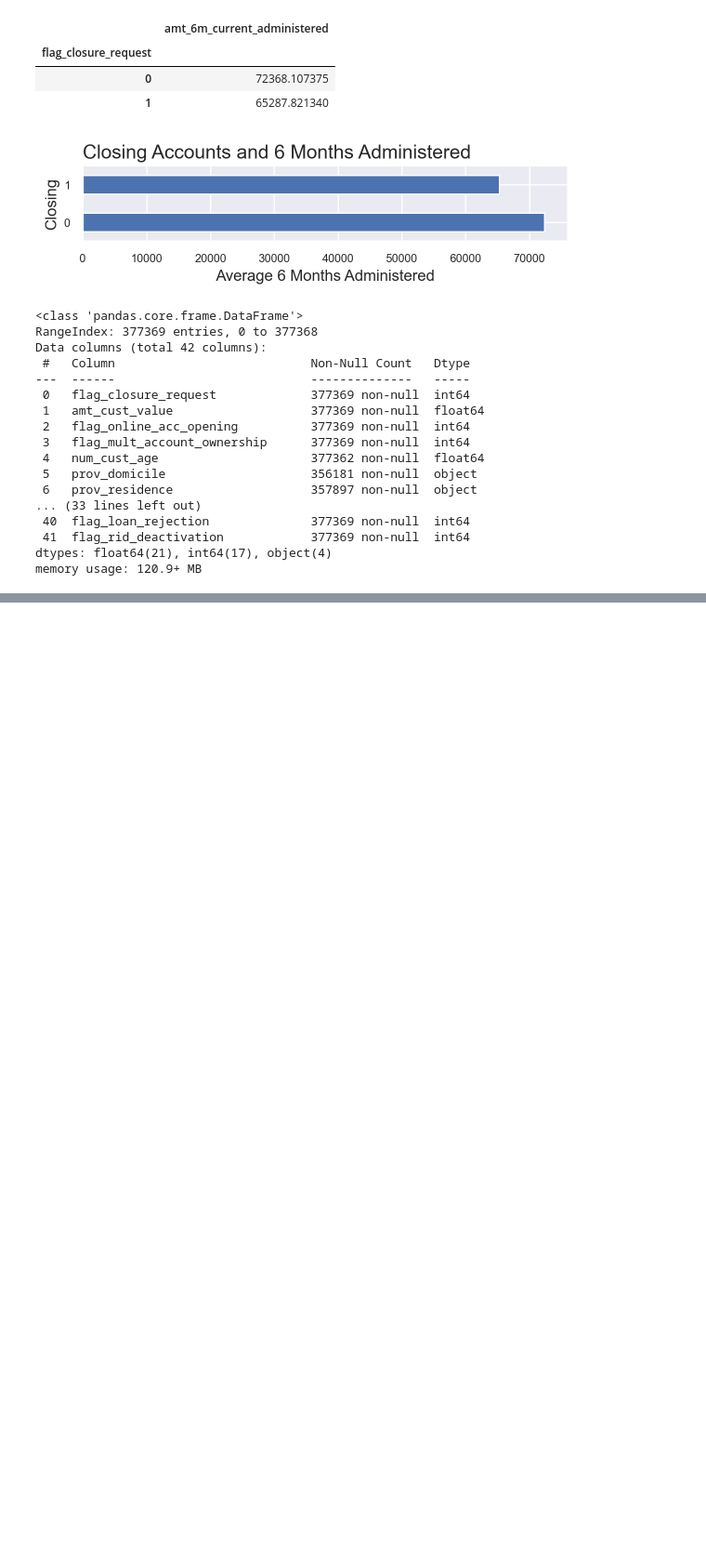
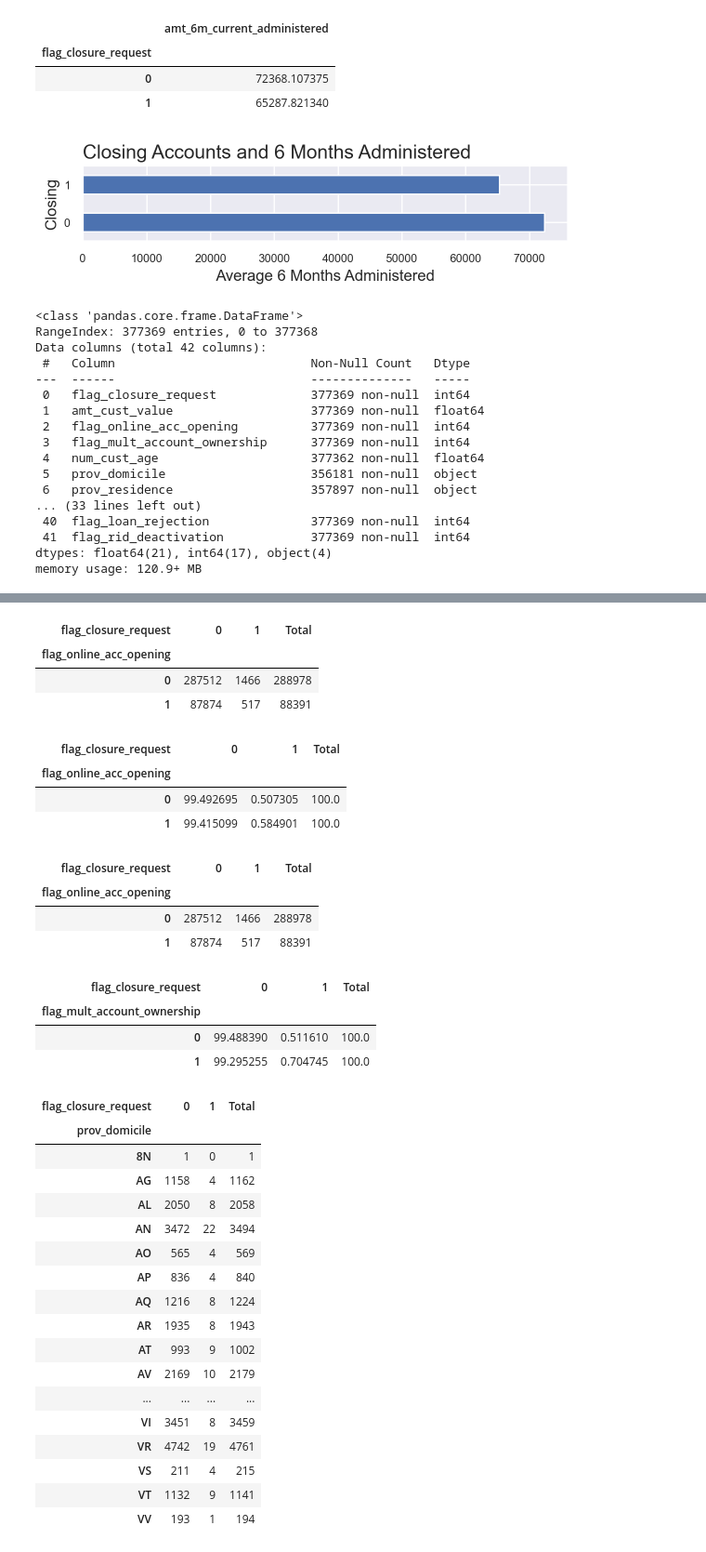
Before and after one commit to fedfioravanti/Bank-Churn-Prediction, a Jupyter notebook: notebooks/Bank-Churn-01-Intro-EDA.ipynb, the cells around one changed output, grey strips where cells are left out. Shown at 93% size. Drawn from its saved outputs; the diff is of its cells as text; code cells hidden in the pictures; blank space fills up the shorter version.

Commit message:
contingency tables

```diff
--- a/notebooks/Bank-Churn-01-Intro-EDA.ipynb
+++ b/notebooks/Bank-Churn-01-Intro-EDA.ipynb
@@ -1479,0 +1070,71 @@ cust_profession_ctab_perc
+# %%
+# calculate row margins
+online_acc_opening_ctab = pd.crosstab(df['flag_online_acc_opening'],
+                                      df['flag_closure_request'],
+                                      margins=False)
+
+online_acc_opening_ctab['Total'] = online_acc_opening_ctab.sum(axis=1)
+online_acc_opening_ctab
+# %% [output]
+| flag_closure_request | 0 | 1 | Total |
+| flag_online_acc_opening |  |  |  |
+| 0 | 287512 | 1466 | 288978 |
+| 1 | 87874 | 517 | 88391 |
+# %%
+# calculate row percentages
+online_acc_opening_perc = online_acc_opening_ctab.div(online_acc_opening_ctab['Total'], axis=0) * 100
+online_acc_opening_perc
+# %% [output]
+| flag_closure_request | 0 | 1 | Total |
+| flag_online_acc_opening |  |  |  |
+| 0 | 99.492695 | 0.507305 | 100.0 |
+| 1 | 99.415099 | 0.584901 | 100.0 |
+# %%
+# calculate row margins
+mult_account_ownership_ctab = pd.crosstab(df['flag_mult_account_ownership'],
+                                          df['flag_closure_request'],
+                                          margins=False)
+
+mult_account_ownership_ctab['Total'] = mult_account_ownership_ctab.sum(axis=1)
+online_acc_opening_ctab
+# %% [output]
+| flag_closure_request | 0 | 1 | Total |
+| flag_online_acc_opening |  |  |  |
+| 0 | 287512 | 1466 | 288978 |
+| 1 | 87874 | 517 | 88391 |
+# %%
+# calculate row percentages
+mult_account_ownership_perc = mult_account_ownership_ctab.div(mult_account_ownership_ctab['Total'], axis=0) * 100
+mult_account_ownership_perc
+# %% [output]
+| flag_closure_request | 0 | 1 | Total |
+| flag_mult_account_ownership |  |  |  |
+| 0 | 99.488390 | 0.511610 | 100.0 |
+| 1 | 99.295255 | 0.704745 | 100.0 |
+# %%
+# calculate row margins
+prov_domicile_ctab = pd.crosstab(df['prov_domicile'],
+                                 df['flag_closure_request'],
+                                 margins=False)
+
+prov_domicile_ctab['Total'] = prov_domicile_ctab.sum(axis=1)
+prov_domicile_ctab
+# %% [output]
+| flag_closure_request | 0 | 1 | Total |
+| prov_domicile |  |  |  |
+| 8N | 1 | 0 | 1 |
+| AG | 1158 | 4 | 1162 |
+| AL | 2050 | 8 | 2058 |
+| AN | 3472 | 22 | 3494 |
+| AO | 565 | 4 | 569 |
+| AP | 836 | 4 | 840 |
+| AQ | 1216 | 8 | 1224 |
+| AR | 1935 | 8 | 1943 |
+| AT | 993 | 9 | 1002 |
+| AV | 2169 | 10 | 2179 |
+| ... | ... | ... | ... |
+| VI | 3451 | 8 | 3459 |
+| VR | 4742 | 19 | 4761 |
+| VS | 211 | 4 | 215 |
+| VT | 1132 | 9 | 1141 |
+| VV | 193 | 1 | 194 |
```
Also changed, not shown: parts of 60 cells of this notebook.
